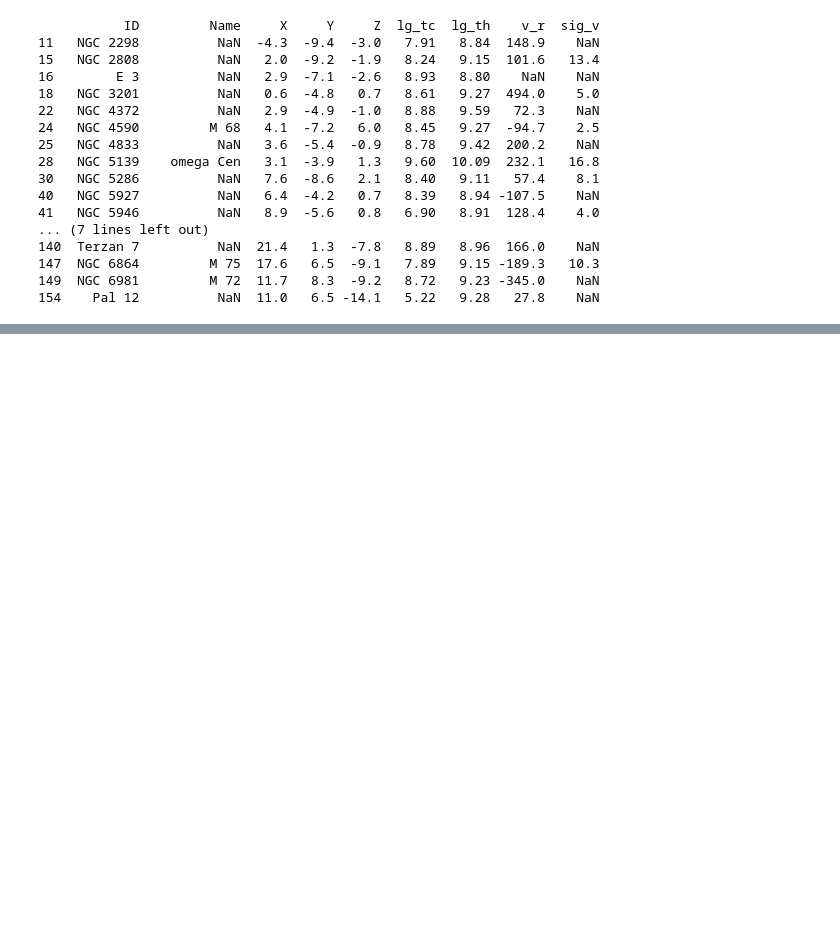
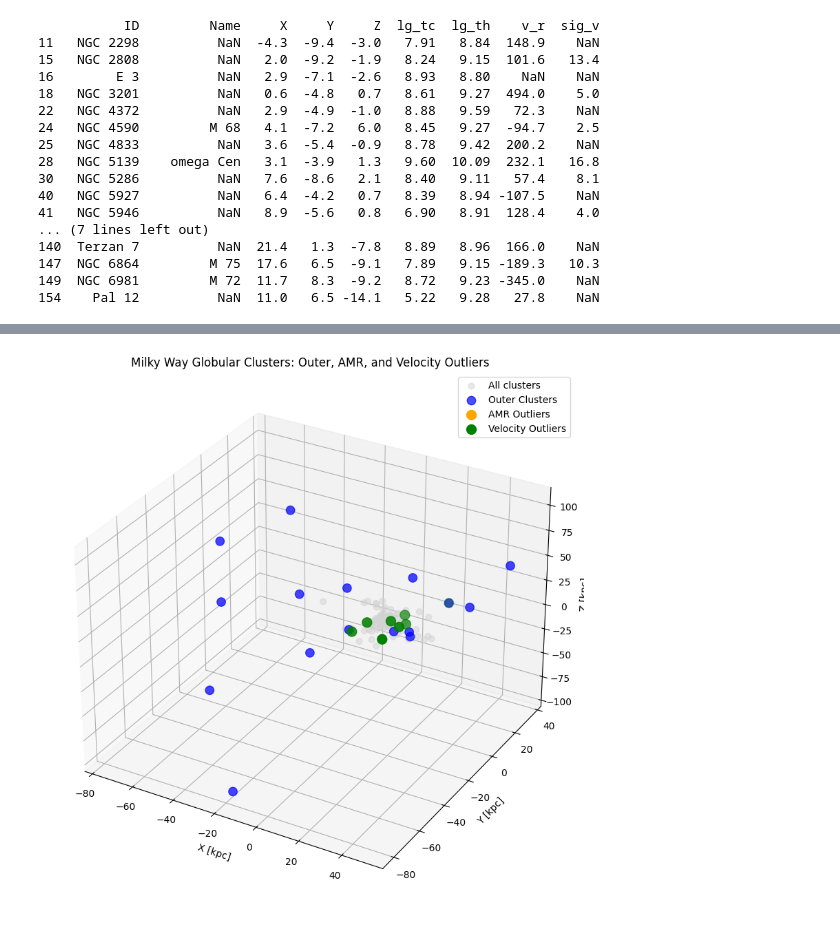
Before and after one commit to ashhad3353/phys3116_I_don-t_know, a Jupyter notebook: src/exterior_cluster.ipynb, the cells around one changed output, grey strips where cells are left out. Cells and saved outputs as stored; diff of their text form; code cells hidden in the pictures; blank space fills up the shorter version.

```diff
--- a/src/exterior_cluster.ipynb
+++ b/src/exterior_cluster.ipynb
@@ -85,0 +209,52 @@ print(least_dense_clusters[['ID','Name','X','Y','Z','lg_tc','lg_th','v_r','sig_v
+# %%
+
+# --- Standardize NGC_ID formatting ---
+merged_all_clean['NGC_ID'] = merged_all_clean['NGC_ID'].str.replace(' ','').str.upper()
+outliers['NGC_ID'] = outliers['NGC_ID'].str.replace(' ','').str.upper()
+
+# --- Compute 3D distance from Galactic center ---
+merged_all_clean['R_gc_3D'] = np.sqrt(merged_all_clean['X']**2 +
+                                      merged_all_clean['Y']**2 +
+                                      merged_all_clean['Z']**2)
+
+# --- Outer/isolated clusters (top 10% in R_gc_3D) ---
+outer_clusters = merged_all_clean[merged_all_clean['R_gc_3D'] > merged_all_clean['R_gc_3D'].quantile(0.9)]
+
+# --- Velocity outliers (radial velocity > 2σ from mean) ---
+v_r_mean = merged_all_clean['v_r'].mean()
+v_r_std = merged_all_clean['v_r'].std()
+velocity_outliers = merged_all_clean[(merged_all_clean['v_r'] > v_r_mean + 2*v_r_std) |
+                                     (merged_all_clean['v_r'] < v_r_mean - 2*v_r_std)]
+
+# --- Age–Metallicity outliers ---
+amr_outliers = merged_all_clean[merged_all_clean['NGC_ID'].isin(outliers['NGC_ID'])]
+
+# --- 3D plot ---
+fig = plt.figure(figsize=(12,10))
+ax = fig.add_subplot(111, projection='3d')
+
+# All clusters
+ax.scatter(merged_all_clean['X'], merged_all_clean['Y'], merged_all_clean['Z'],
+           c='lightgray', s=40, alpha=0.5, label='All clusters')
+
+# Outer/isolated clusters
+ax.scatter(outer_clusters['X'], outer_clusters['Y'], outer_clusters['Z'],
+           c='blue', s=80, alpha=0.7, label='Outer Clusters')
+
+# AMR outliers
+ax.scatter(amr_outliers['X'], amr_outliers['Y'], amr_outliers['Z'],
+           c='orange', s=100, label='AMR Outliers')
+
+# Velocity outliers
+ax.scatter(velocity_outliers['X'], velocity_outliers['Y'], velocity_outliers['Z'],
+           c='green', s=100, label='Velocity Outliers')
+
+# Labels and title
+ax.set_xlabel('X [kpc]')
+ax.set_ylabel('Y [kpc]')
+ax.set_zlabel('Z [kpc]')
+ax.set_title('Milky Way Globular Clusters: Outer, AMR, and Velocity Outliers')
+ax.legend()
+plt.show()
+# %% [output]
+[figure, added]
```
Also changed, not shown: parts of 7 cells of this notebook.
